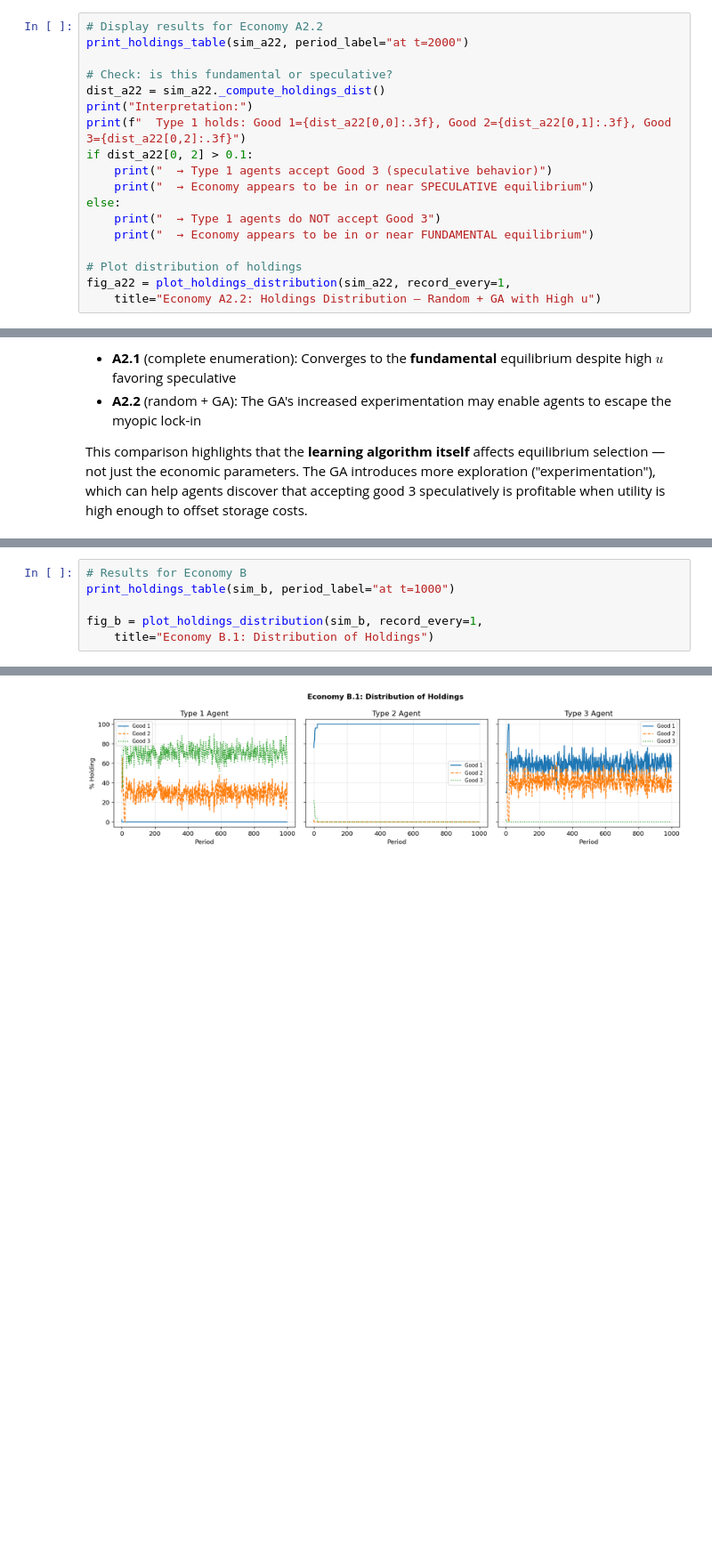
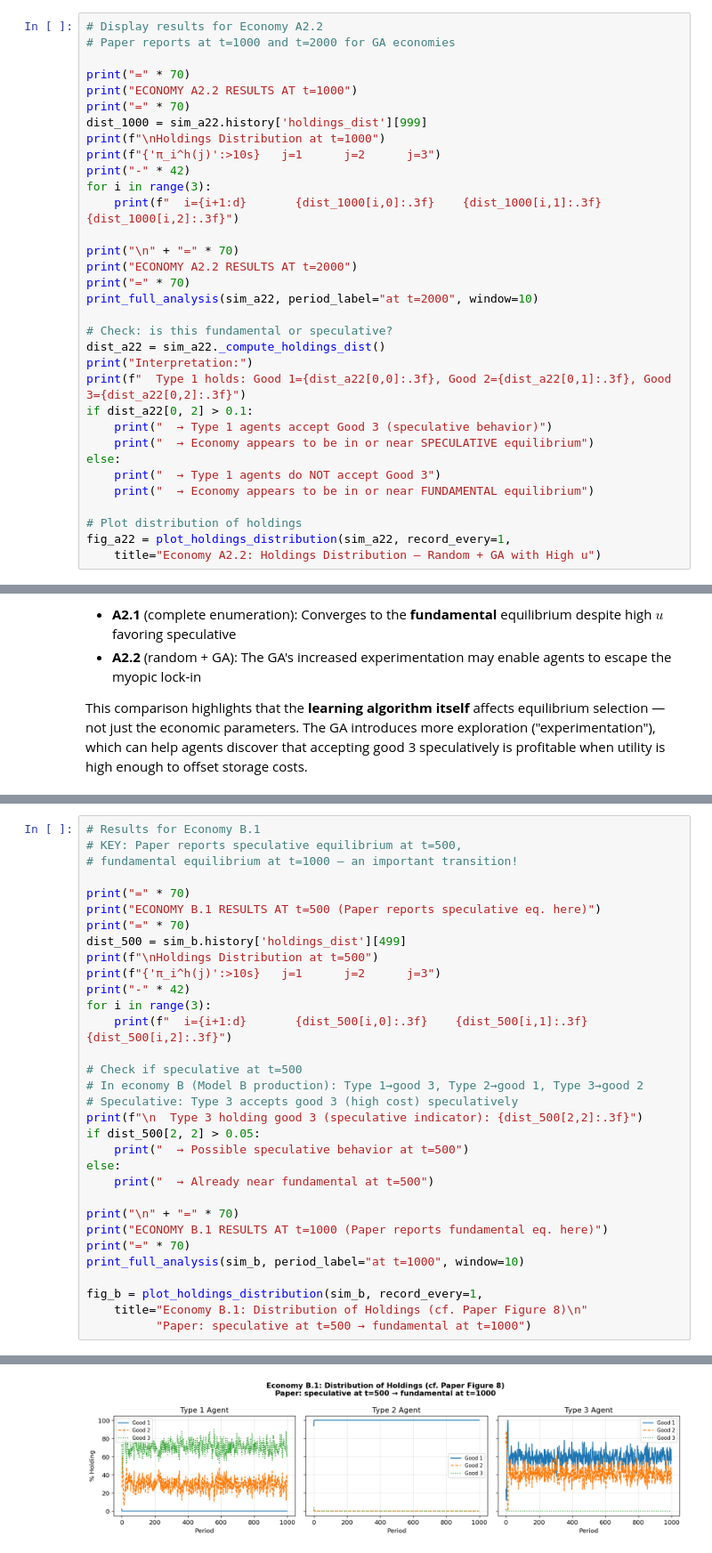
Before and after one commit to mmcky/paper-marimon-mcgrattan-sargent-1990, a Jupyter notebook: jupyter/companion-notebook-1.ipynb, the cells around one changed output, grey strips where cells are left out. Shown at 89% size. Drawn from its saved outputs; the diff is of its cells as text; blank space fills up the shorter version.

```diff
--- a/jupyter/companion-notebook-1.ipynb
+++ b/jupyter/companion-notebook-1.ipynb
@@ -1275,7 +1536,22 @@ Running Economy A2.2 (High Utility, Random + GA)...
 Simulation complete.
 # %%
 # Display results for Economy A2.2
-print_holdings_table(sim_a22, period_label="at t=2000")
+# Paper reports at t=1000 and t=2000 for GA economies
+
+print("=" * 70)
+print("ECONOMY A2.2 RESULTS AT t=1000")
+print("=" * 70)
+dist_1000 = sim_a22.history['holdings_dist'][999]
+print(f"\nHoldings Distribution at t=1000")
+print(f"{'π_i^h(j)':>10s}   j=1      j=2      j=3")
+print("-" * 42)
+for i in range(3):
+    print(f"  i={i+1:d}       {dist_1000[i,0]:.3f}    {dist_1000[i,1]:.3f}    {dist_1000[i,2]:.3f}")
+
+print("\n" + "=" * 70)
+print("ECONOMY A2.2 RESULTS AT t=2000")
+print("=" * 70)
+print_full_analysis(sim_a22, period_label="at t=2000", window=10)
 
 # Check: is this fundamental or speculative?
 dist_a22 = sim_a22._compute_holdings_dist()
@@ -1367,9 +1648,35 @@ Running Economy B.1...
 
 Simulation complete.
 # %%
-# Results for Economy B
-print_holdings_table(sim_b, period_label="at t=1000")
+# Results for Economy B.1
+# KEY: Paper reports speculative equilibrium at t=500,
+# fundamental equilibrium at t=1000 — an important transition!
+
+print("=" * 70)
+print("ECONOMY B.1 RESULTS AT t=500 (Paper reports speculative eq. here)")
+print("=" * 70)
+dist_500 = sim_b.history['holdings_dist'][499]
+print(f"\nHoldings Distribution at t=500")
+print(f"{'π_i^h(j)':>10s}   j=1      j=2      j=3")
+print("-" * 42)
+for i in range(3):
+    print(f"  i={i+1:d}       {dist_500[i,0]:.3f}    {dist_500[i,1]:.3f}    {dist_500[i,2]:.3f}")
+
+# Check if speculative at t=500
+# In economy B (Model B production): Type 1→good 3, Type 2→good 1, Type 3→good 2
+# Speculative: Type 3 accepts good 3 (high cost) speculatively
+print(f"\n  Type 3 holding good 3 (speculative indicator): {dist_500[2,2]:.3f}")
+if dist_500[2, 2] > 0.05:
+    print("  → Possible speculative behavior at t=500")
+else:
+    print("  → Already near fundamental at t=500")
+
+print("\n" + "=" * 70)
+print("ECONOMY B.1 RESULTS AT t=1000 (Paper reports fundamental eq. here)")
+print("=" * 70)
+print_full_analysis(sim_b, period_label="at t=1000", window=10)
 
 fig_b = plot_holdings_distribution(sim_b, record_every=1,
-    title="Economy B.1: Distribution of Holdings")
+    title="Economy B.1: Distribution of Holdings (cf. Paper Figure 8)\n"
+          "Paper: speculative at t=500 → fundamental at t=1000")
 # %% [output]
@@ -1383,4 +1700,4 @@ Holdings Distribution at t=1000
-[figure, old version]
+[figure, new version]
 # %% [markdown]
 ### Discussion: Economy B.1
 
```
Also changed, not shown: parts of 32 cells of this notebook, 3 other files.
